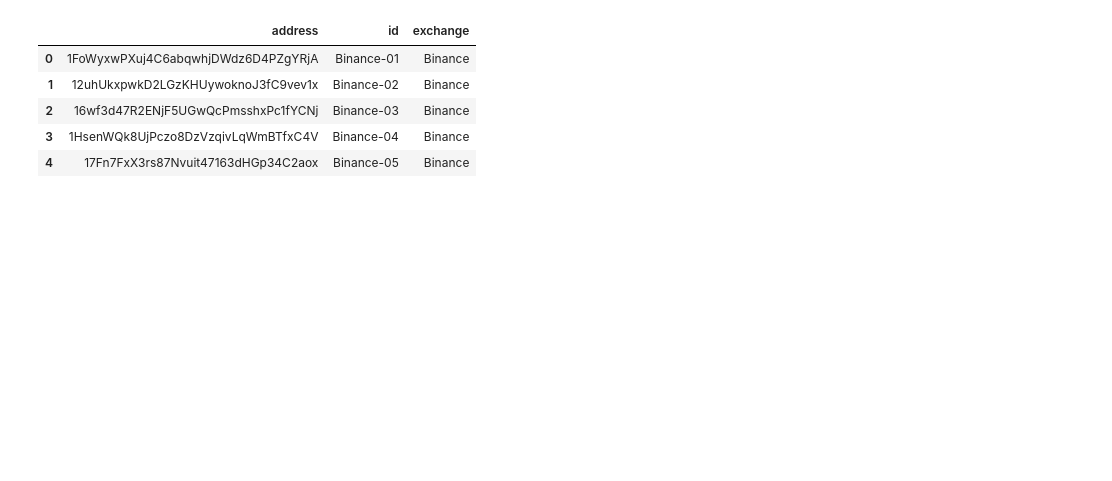
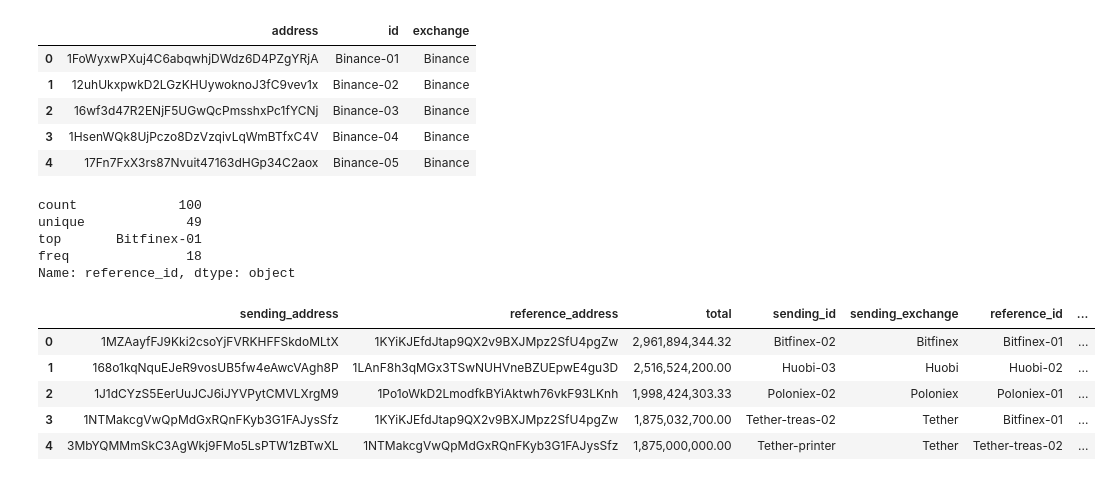
Before and after one commit to hs2973/tether-analysis, a Jupyter notebook: tether.ipynb, the cells around one changed output. Cells and saved outputs as stored; diff of their text form; code cells hidden in the pictures; blank space fills up the shorter version.

```diff
--- a/tether.ipynb
+++ b/tether.ipynb
@@ -42,0 +64,17 @@ addresses_df.head()
+# %%
+g['reference_id'].describe()
+# %% [output]
+count             100
+unique             49
+top       Bitfinex-01
+freq               18
+Name: reference_id, dtype: object
+# %%
+g.head()
+# %% [output]
+|  | sending_address | reference_address | total | sending_id | sending_exchange | reference_id | ... |
+| 0 | 1MZAayfFJ9Kki2csoYjFVRKHFFSkdoMLtX | 1KYiKJEfdJtap9QX2v9BXJMpz2SfU4pgZw | 2,961,894,344.32 | Bitfinex-02 | Bitfinex | Bitfinex-01 | ... |
+| 1 | 168o1kqNquEJeR9vosUB5fw4eAwcVAgh8P | 1LAnF8h3qMGx3TSwNUHVneBZUEpwE4gu3D | 2,516,524,200.00 | Huobi-03 | Huobi | Huobi-02 | ... |
+| 2 | 1J1dCYzS5EerUuJCJ6iJYVPytCMVLXrgM9 | 1Po1oWkD2LmodfkBYiAktwh76vkF93LKnh | 1,998,424,303.33 | Poloniex-02 | Poloniex | Poloniex-01 | ... |
+| 3 | 1NTMakcgVwQpMdGxRQnFKyb3G1FAJysSfz | 1KYiKJEfdJtap9QX2v9BXJMpz2SfU4pgZw | 1,875,032,700.00 | Tether-treas-02 | Tether | Bitfinex-01 | ... |
+| 4 | 3MbYQMMmSkC3AgWkj9FMo5LsPTW1zBTwXL | 1NTMakcgVwQpMdGxRQnFKyb3G1FAJysSfz | 1,875,000,000.00 | Tether-printer | Tether | Tether-treas-02 | ... |
```
Also changed, not shown: parts of 15 cells of this notebook.
